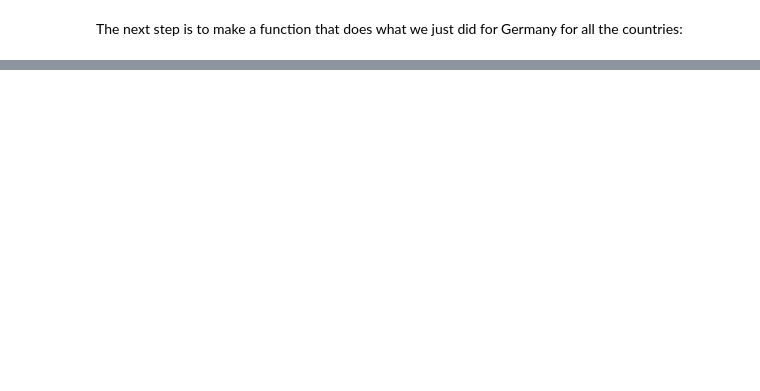
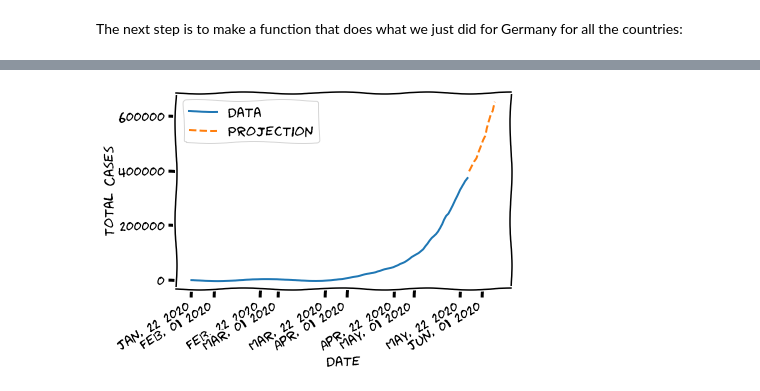
Before and after one commit to rechavar/pyCovid_TechLabsProj, a Jupyter notebook: TechLabs__finalProject.ipynb, the cells around one changed output, grey strips where cells are left out. Saved outputs shown, nothing was run; the diff lists cells and outputs as text; code cells hidden in the pictures; blank space fills up the shorter version.

```diff
--- a/TechLabs__finalProject.ipynb
+++ b/TechLabs__finalProject.ipynb
@@ -422,0 +376,24 @@ Date
+# %%
+from matplotlib import pyplot as plt
+from matplotlib import dates as mpl_dates
+plt.xkcd()
+fig, ax = plt.subplots()
+
+country='Brazil'
+variable='Total Cases'
+
+ax.plot_date(projection_dataframes[country].loc[projection_dataframes[country]['Prediction']==False]
+             .index, projection_dataframes[country].loc[projection_dataframes[country]['Prediction']==False][variable], label="Data", linestyle='solid', marker=None)
+ax.plot_date(projection_dataframes[country].loc[projection_dataframes[country]['Prediction']==True]
+             .index, projection_dataframes[country].loc[projection_dataframes[country]['Prediction']==True][variable], label="Projection", linestyle='--', marker=None)
+date_format=mpl_dates.DateFormatter('%b, %d %Y')
+ax.xaxis.set_major_formatter(date_format)
+ax.set_xlabel('Date')
+ax.set_ylabel('Total Cases')
+#ax.title('Brazil (Total Cases)')
+ax.legend()
+fig.autofmt_xdate()
+
+plt.show()
+# %% [output]
+[figure, added]
```
Also changed, not shown: parts of 17 cells of this notebook.
